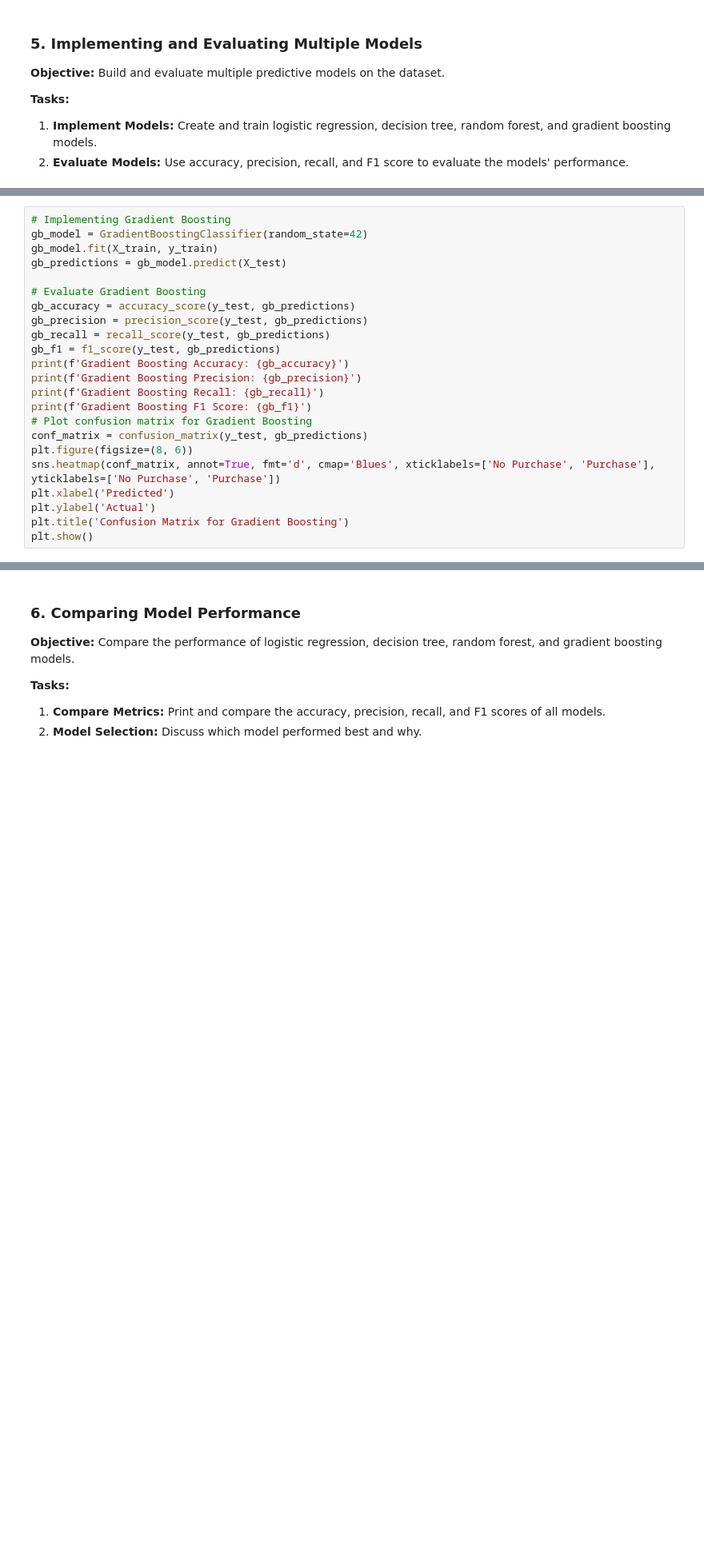
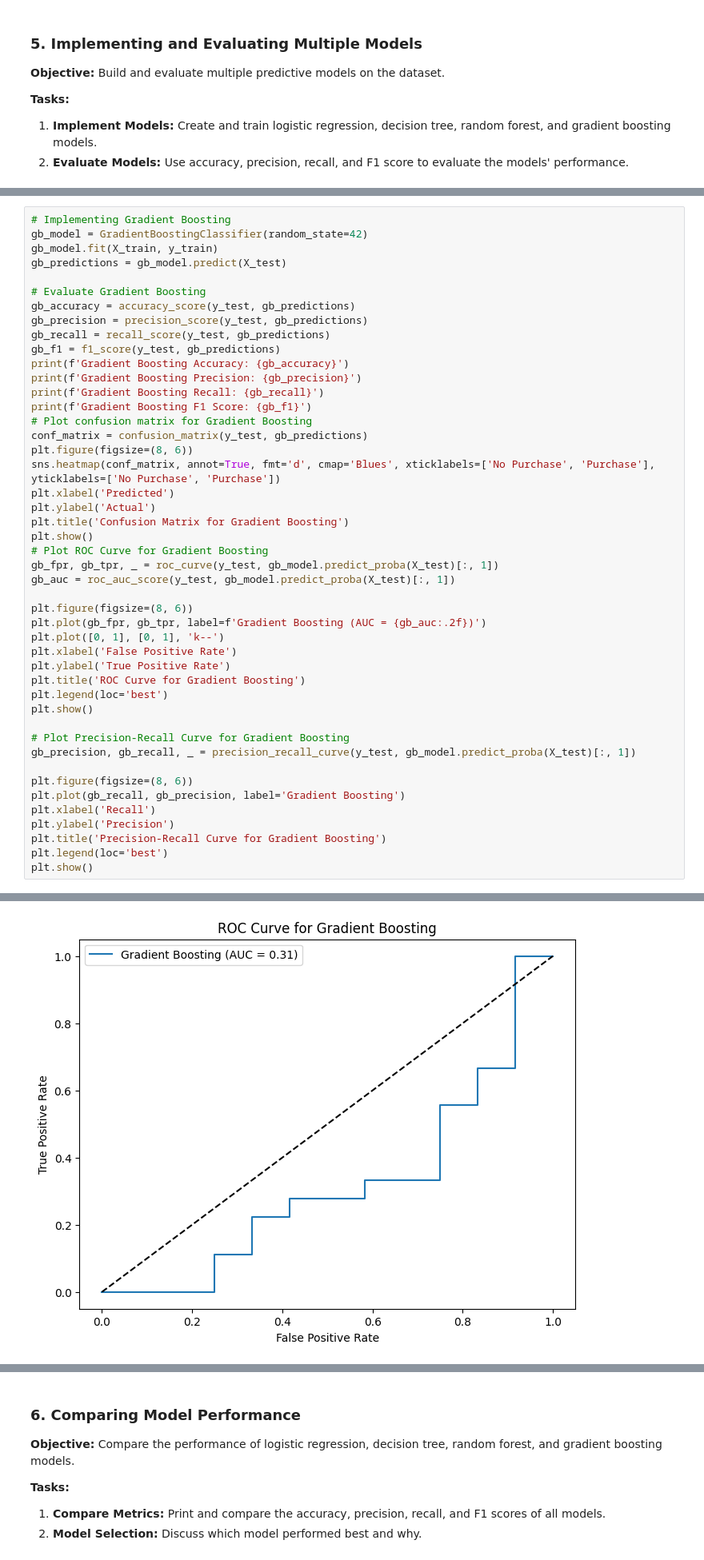
Before and after one commit to RobotX5/MIS-3820, a Jupyter notebook: Week_6/Week_6_Lab_Notebook.ipynb, the cells around one changed output, grey strips where cells are left out. Shown at 80% size. Saved outputs shown, nothing was run; the diff lists cells and outputs as text; blank space fills up the shorter version.

```diff
--- a/Week_6/Week_6_Lab_Notebook.ipynb
+++ b/Week_6/Week_6_Lab_Notebook.ipynb
@@ -257,29 +336,53 @@ Random Forest F1 Score: 0.35714285714285715
 # %%
 # Implementing Gradient Boosting
 gb_model = GradientBoostingClassifier(random_state=42)
 gb_model.fit(X_train, y_train)
 gb_predictions = gb_model.predict(X_test)
 
 # Evaluate Gradient Boosting
 gb_accuracy = accuracy_score(y_test, gb_predictions)
 gb_precision = precision_score(y_test, gb_predictions)
 gb_recall = recall_score(y_test, gb_predictions)
 gb_f1 = f1_score(y_test, gb_predictions)
 print(f'Gradient Boosting Accuracy: {gb_accuracy}')
 print(f'Gradient Boosting Precision: {gb_precision}')
 print(f'Gradient Boosting Recall: {gb_recall}')
 print(f'Gradient Boosting F1 Score: {gb_f1}')
 # Plot confusion matrix for Gradient Boosting
 conf_matrix = confusion_matrix(y_test, gb_predictions)
 plt.figure(figsize=(8, 6))
 sns.heatmap(conf_matrix, annot=True, fmt='d', cmap='Blues', xticklabels=['No Purchase', 'Purchase'], yticklabels=['No Purchase', 'Purchase'])
 plt.xlabel('Predicted')
 plt.ylabel('Actual')
 plt.title('Confusion Matrix for Gradient Boosting')
 plt.show()
+# Plot ROC Curve for Gradient Boosting
+gb_fpr, gb_tpr, _ = roc_curve(y_test, gb_model.predict_proba(X_test)[:, 1])
+gb_auc = roc_auc_score(y_test, gb_model.predict_proba(X_test)[:, 1])
+
+plt.figure(figsize=(8, 6))
+plt.plot(gb_fpr, gb_tpr, label=f'Gradient Boosting (AUC = {gb_auc:.2f})')
+plt.plot([0, 1], [0, 1], 'k--')
+plt.xlabel('False Positive Rate')
+plt.ylabel('True Positive Rate')
+plt.title('ROC Curve for Gradient Boosting')
+plt.legend(loc='best')
+plt.show()
+
+# Plot Precision-Recall Curve for Gradient Boosting
+gb_precision, gb_recall, _ = precision_recall_curve(y_test, gb_model.predict_proba(X_test)[:, 1])
+
+plt.figure(figsize=(8, 6))
+plt.plot(gb_recall, gb_precision, label='Gradient Boosting')
+plt.xlabel('Recall')
+plt.ylabel('Precision')
+plt.title('Precision-Recall Curve for Gradient Boosting')
+plt.legend(loc='best')
+plt.show()
 # %% [output]
 Gradient Boosting Accuracy: 0.3333333333333333
 Gradient Boosting Precision: 0.4375
 Gradient Boosting Recall: 0.3888888888888889
 Gradient Boosting F1 Score: 0.4117647058823529
 [figure]
+[figure, added]
```
Also changed, not shown: parts of 4 cells of this notebook.
